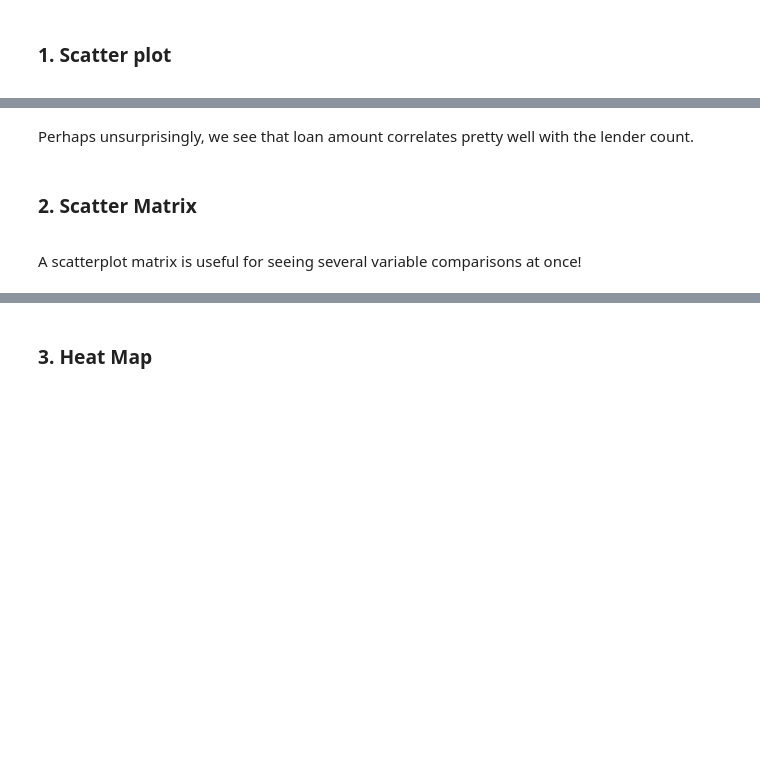
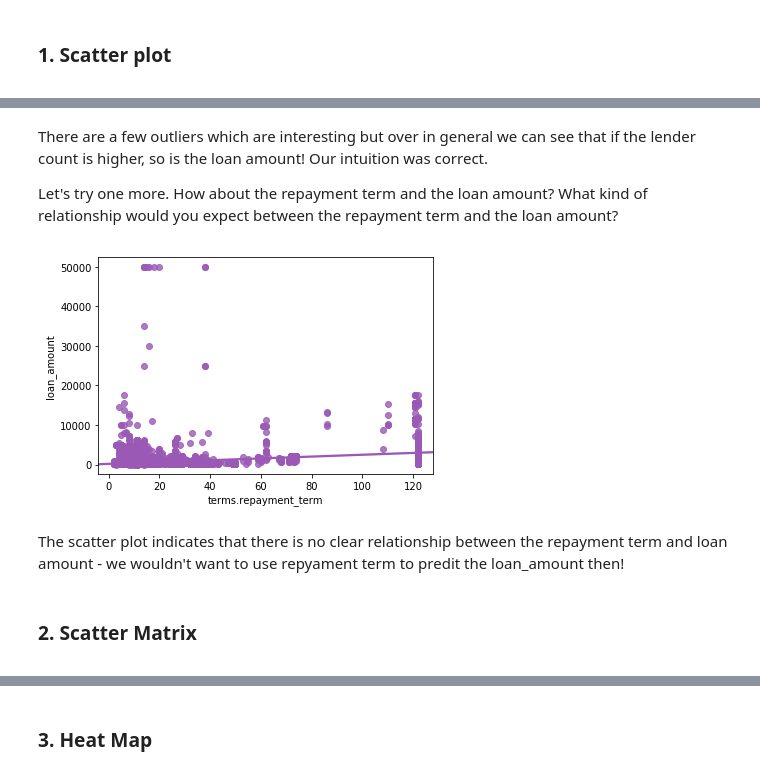
Before and after one commit to DeltaAnalytics/machine_learning_for_good, a Jupyter notebook: module_1_descriptive_statistics/1_3_exploratory_data_analysis.ipynb, the cells around one changed output, grey strips where cells are left out. Cells and saved outputs as stored; diff of their text form; code cells hidden in the pictures; blank space fills up the shorter version.

```diff
--- a/module_1_descriptive_statistics/1_3_exploratory_data_analysis.ipynb
+++ b/module_1_descriptive_statistics/1_3_exploratory_data_analysis.ipynb
@@ -73,7 +106,13 @@ ax = sns.regplot(x='lender_count', y='loan_amount', data=df)
-# %% [markdown]
-Perhaps unsurprisingly, we see that loan amount correlates pretty well with the lender count.
+# %% [markdown]
+There are a few outliers which are interesting but over in general we can see that if the lender count is higher, so is the loan amount! Our intuition was correct.
+
+Let's try one more. How about the repayment term and the loan amount? What kind of relationship would you expect between the repayment term and the loan amount?
+# %%
+ax = sns.regplot(x='terms.repayment_term', y='loan_amount', data=df)
+# %% [output]
+[figure, added]
+# %% [markdown]
+The scatter plot indicates that there is no clear relationship between the repayment term and loan amount - we wouldn't want to use repyament term to predit the loan_amount then!
 # %% [markdown]
 ### 2. Scatter Matrix
 <a id='scattermatrix'></a>
-# %% [markdown]
-A scatterplot matrix is useful for seeing several variable comparisons at once!
```
Also changed, not shown: parts of 33 cells of this notebook.
